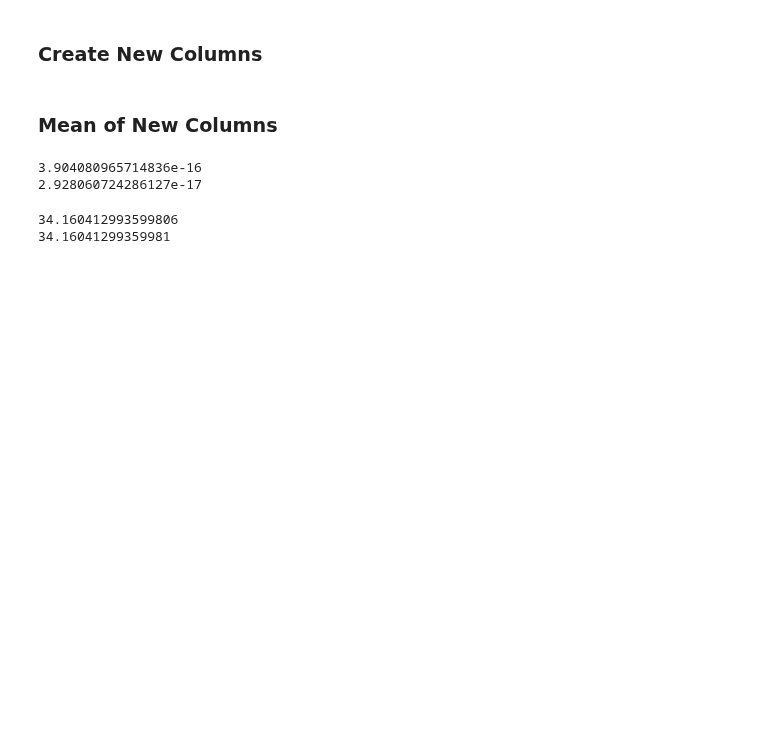
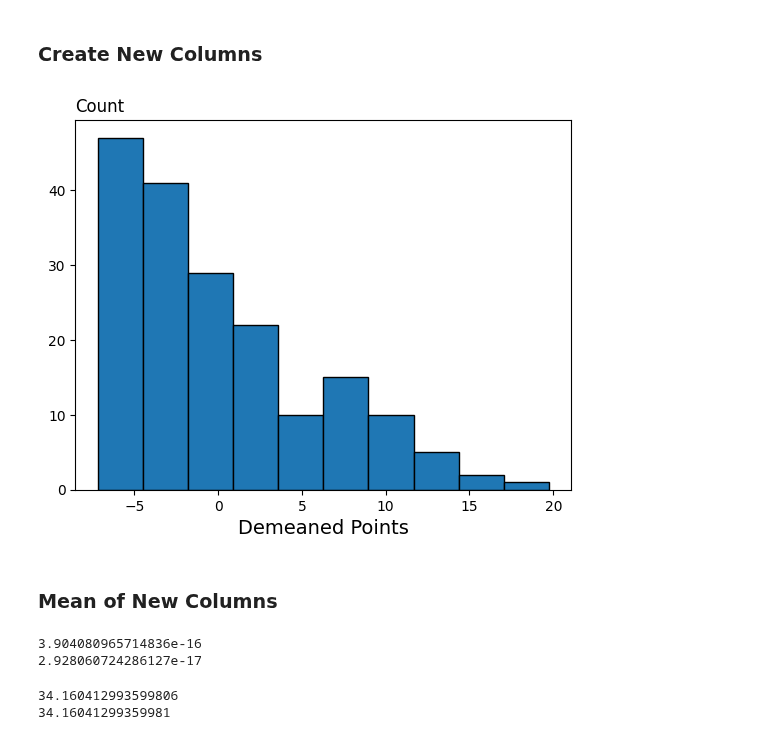
Before and after one commit to pharringtonp19/business-analytics, a Jupyter notebook: notebooks/statistical_inference_three.ipynb, the cells around one changed output. Drawn from its saved outputs; the diff is of its cells as text; code cells hidden in the pictures; blank space fills up the shorter version.

```diff
--- a/notebooks/statistical_inference_three.ipynb
+++ b/notebooks/statistical_inference_three.ipynb
@@ -38,6 +60,13 @@ df.head()
 # %%
 df['PTS_demeaned'] = df['PTS'].map(lambda x: x - df['PTS'].mean())
 df['AST_demeaned'] = df['AST'].map(lambda x: x - df['AST'].mean())
+# %%
+plt.title('Count', loc='left')
+plt.hist(df['PTS_demeaned'], edgecolor='black')
+plt.xlabel('Demeaned Points', size=14)
+plt.show()
+# %% [output]
+[figure, added]
 # %% [markdown]
 ### **Mean of New Columns**
 # %%
```
Also changed, not shown: parts of 4 cells of this notebook.
